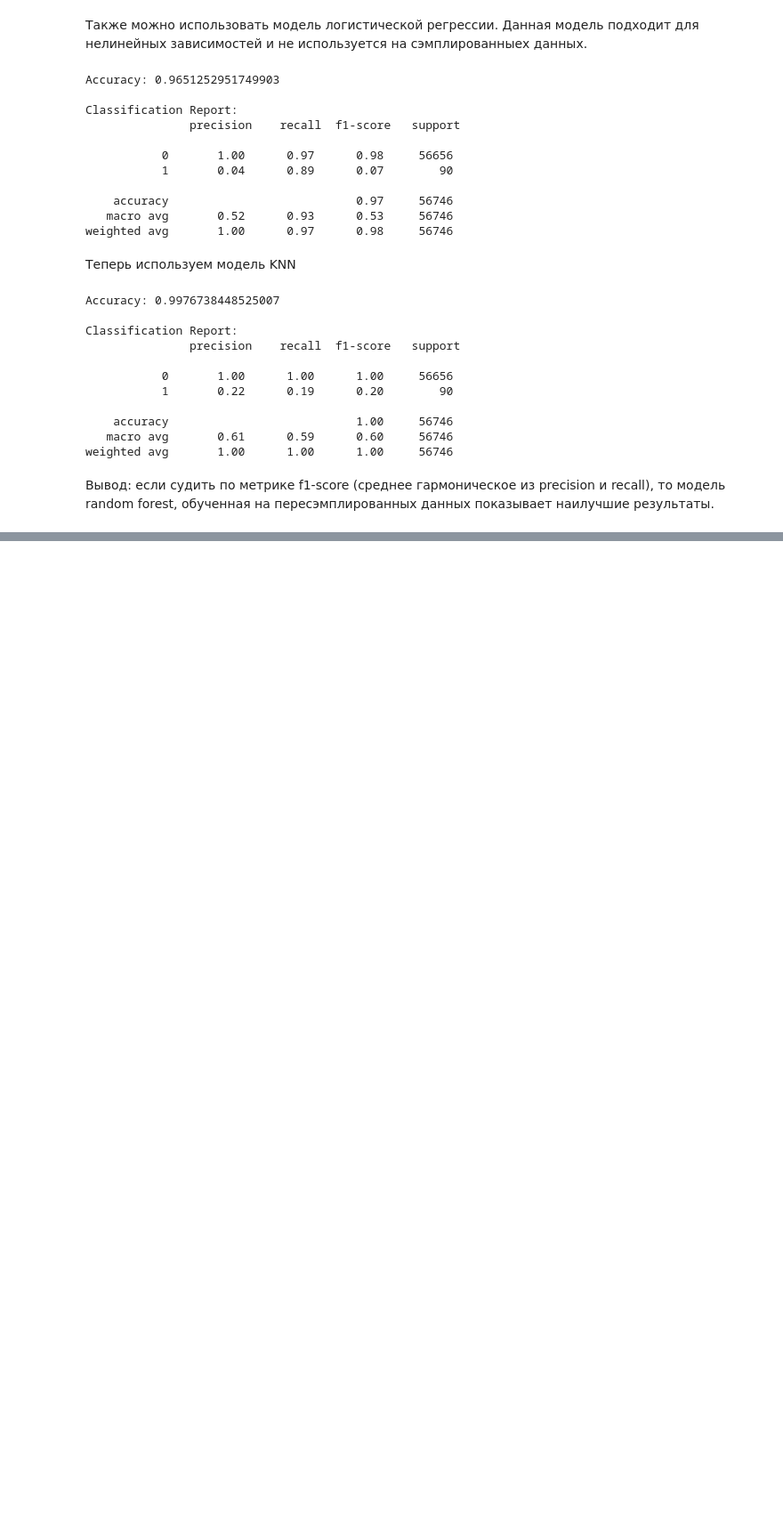
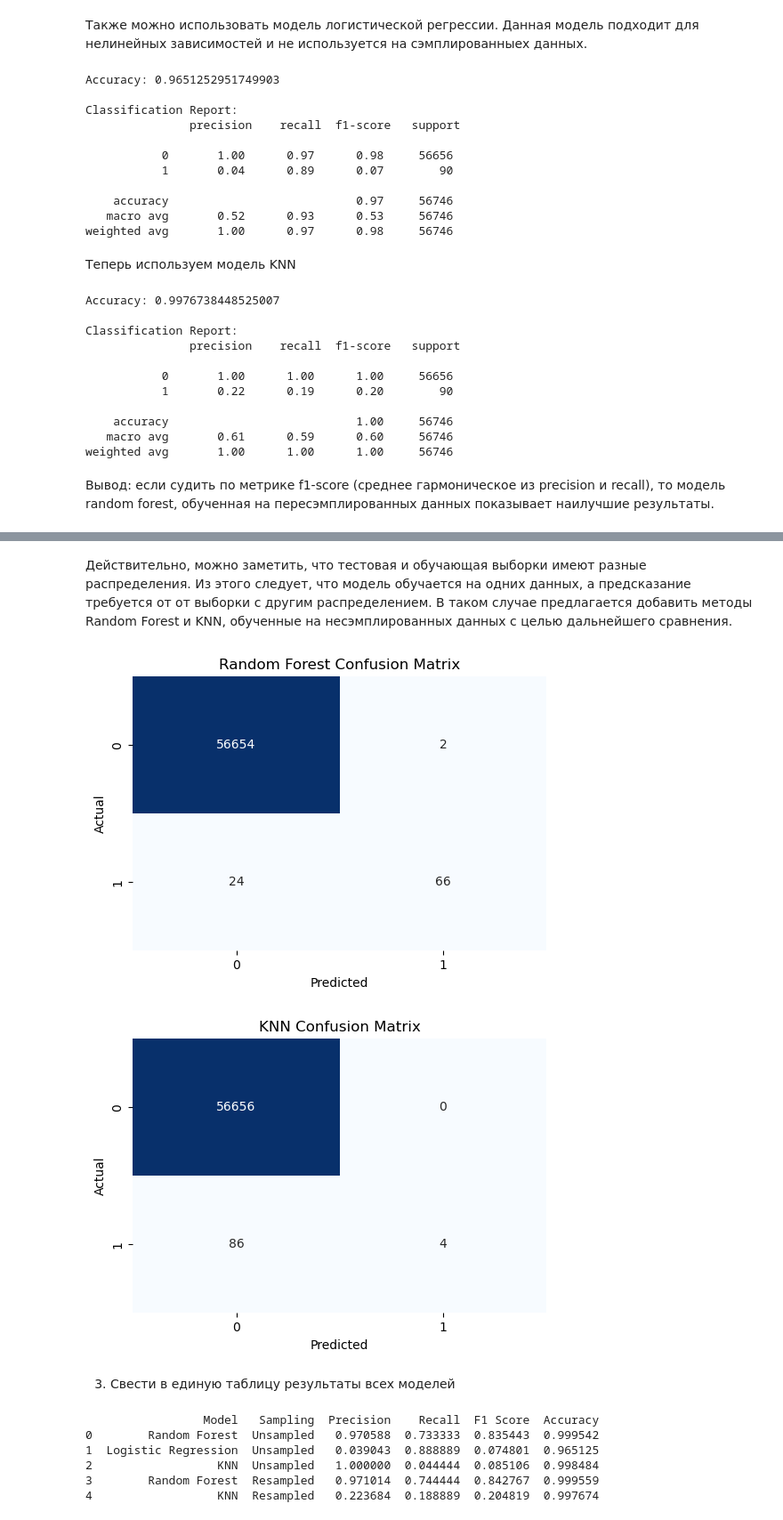
Before and after one commit to Starovojtov-Theormech/Task2_credit_card, a Jupyter notebook: Task2_credit_card.ipynb, the cells around one changed output, grey strips where cells are left out. Shown at 89% size. Drawn from its saved outputs; the diff is of its cells as text; code cells hidden in the pictures; blank space fills up the shorter version.

```diff
--- a/Task2_credit_card.ipynb
+++ b/Task2_credit_card.ipynb
@@ -239,0 +298,65 @@ weighted avg       1.00      1.00      1.00     56746
+# %% [markdown]
+Действительно, можно заметить, что тестовая и обучающая выборки имеют разные распределения. Из этого следует, что модель обучается на одних данных, а предсказание требуется от от выборки с другим распределением. В таком случае предлагается добавить методы Random Forest и KNN, обученные на несэмплированных данных с целью дальнейшего сравнения.
+# %%
+# DataFrame для хранения результатов
+results_df = pd.DataFrame(columns=['Model', 'Sampling', 'Accuracy', 'Classification Report'])
+
+# Обучение модели Random Forest на несэмплированных данных
+rf_model_unsampled = RandomForestClassifier(random_state=42)
+rf_model_unsampled.fit(X_train, y_train)
+y_pred_rf_unsampled = rf_model_unsampled.predict(X_test)
+
+# Обучение модели KNN на несэмплированных данных
+knn_model_unsampled = KNeighborsClassifier()
+knn_model_unsampled.fit(X_train, y_train)
+y_pred_knn_unsampled = knn_model_unsampled.predict(X_test)
+# %%
+# Функция для вывода confusion matrix
+def plot_confusion_matrix1(y_true, y_pred, title):
+    cm = confusion_matrix(y_true, y_pred)
+    plt.figure(figsize=(6, 4))
+    sns.heatmap(cm, annot=True, fmt="d", cmap="Blues", cbar=False)
+    plt.title(title)
+    plt.xlabel('Predicted')
+    plt.ylabel('Actual')
+    plt.show()
+
+# Вывод confusion matrix для модели Random Forest
+plot_confusion_matrix1(y_test, y_pred_rf_unsampled, "Random Forest Confusion Matrix")
+
+# Вывод confusion matrix для модели KNN
+plot_confusion_matrix1(y_test, y_pred_knn_unsampled, "KNN Confusion Matrix")
+# %% [output]
+[figure, added]
+[figure, added]
+# %% [markdown]
+3. Свести в единую таблицу результаты всех моделей
+# %%
+from sklearn.metrics import precision_score, recall_score, f1_score, accuracy_score
+
+# DataFrame для хранения результатов
+results_df = pd.DataFrame(columns=['Model', 'Sampling', 'Precision', 'Recall', 'F1 Score', 'Accuracy'])
+
+# Функция для добавления результатов в DataFrame
+def add_result(model_name, sampling_technique, y_true, y_pred):
+    precision = precision_score(y_true, y_pred)
+    recall = recall_score(y_true, y_pred)
+    f1 = f1_score(y_true, y_pred)
+    accuracy = accuracy_score(y_true, y_pred)
+    results_df.loc[len(results_df)] = [model_name, sampling_technique, precision, recall, f1, accuracy]
+
+# Добавление результатов
+add_result('Random Forest', 'Unsampled', y_test, y_pred_rf_unsampled)
+add_result('Logistic Regression', 'Unsampled', y_test, y_pred_logreg)
+add_result('KNN', 'Unsampled', y_test, y_pred_knn_unsampled)
+add_result('Random Forest', 'Resampled', y_test, y_pred)
+add_result('KNN', 'Resampled', y_test, y_pred_knn)
+
+print(results_df)
+# %% [output]
+                 Model   Sampling  Precision    Recall  F1 Score  Accuracy
+0        Random Forest  Unsampled   0.970588  0.733333  0.835443  0.999542
+1  Logistic Regression  Unsampled   0.039043  0.888889  0.074801  0.965125
+2                  KNN  Unsampled   1.000000  0.044444  0.085106  0.998484
+3        Random Forest  Resampled   0.971014  0.744444  0.842767  0.999559
+4                  KNN  Resampled   0.223684  0.188889  0.204819  0.997674
```
Also changed, not shown: parts of 11 cells of this notebook.
